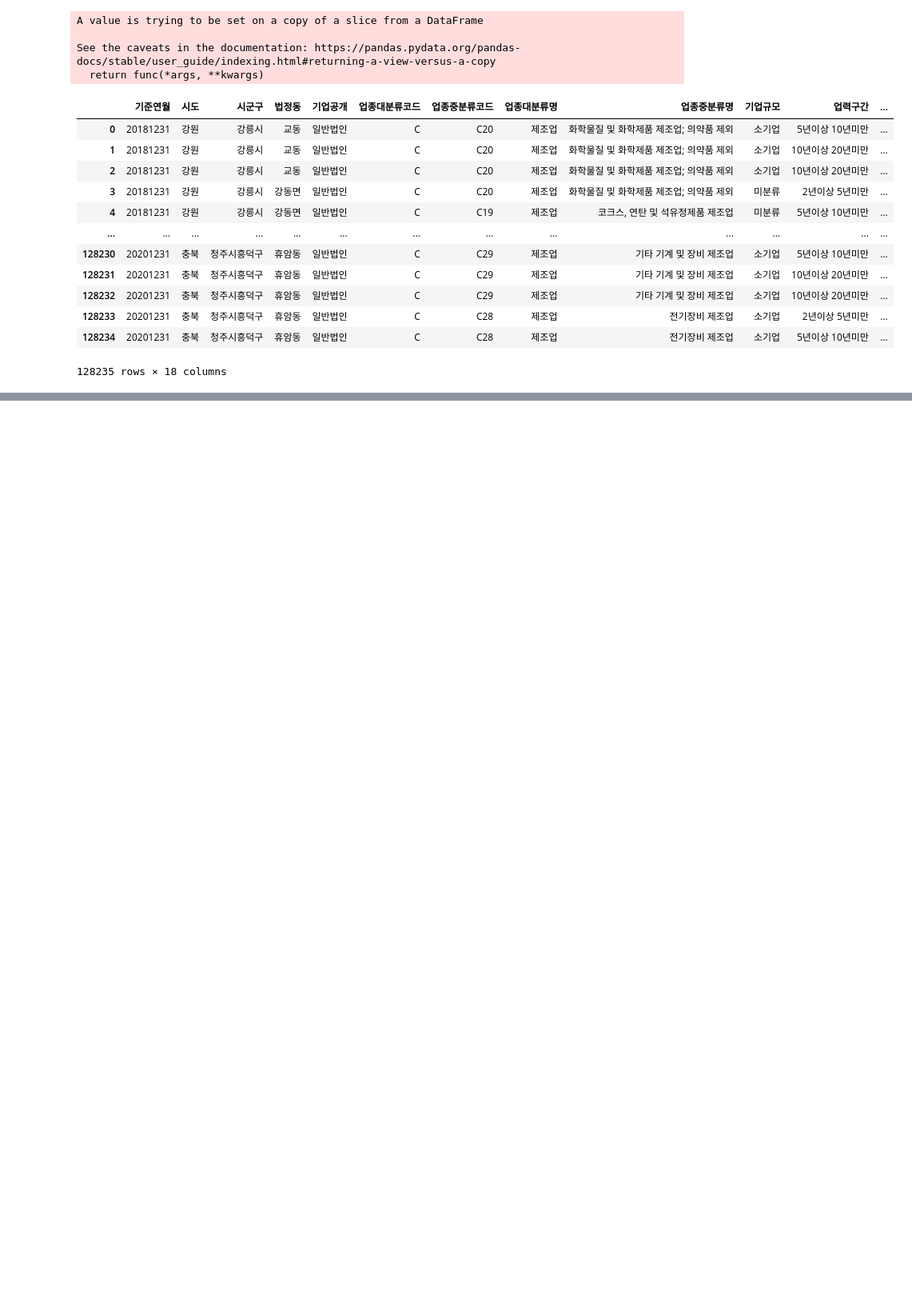
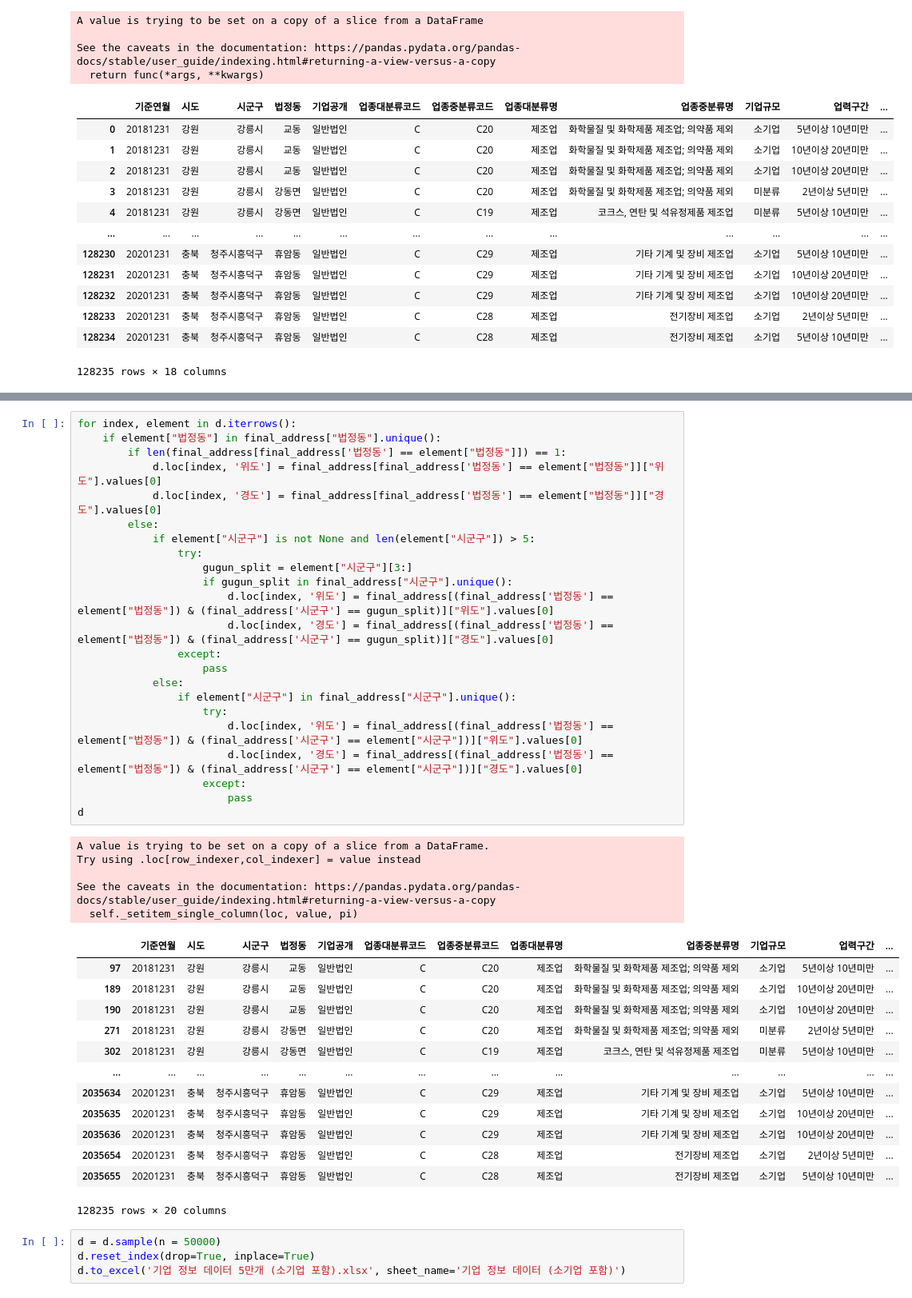
Before and after one commit to CEOJINSUNG/Digital-Industry, a Jupyter notebook: 기업 정보 데이터 분석.ipynb, the cells around one changed output, grey strips where cells are left out. Shown at 80% size. Drawn from its saved outputs; the diff is of its cells as text; blank space fills up the shorter version.

```diff
--- a/기업 정보 데이터 분석.ipynb
+++ b/기업 정보 데이터 분석.ipynb
@@ -1967,0 +2161,46 @@ b
+# %%
+for index, element in d.iterrows():
+    if element["법정동"] in final_address["법정동"].unique():
+        if len(final_address[final_address['법정동'] == element["법정동"]]) == 1:
+            d.loc[index, '위도'] = final_address[final_address['법정동'] == element["법정동"]]["위도"].values[0]
+            d.loc[index, '경도'] = final_address[final_address['법정동'] == element["법정동"]]["경도"].values[0]
+        else:
+            if element["시군구"] is not None and len(element["시군구"]) > 5:
+                try:
+                    gugun_split = element["시군구"][3:]
+                    if gugun_split in final_address["시군구"].unique():
+                        d.loc[index, '위도'] = final_address[(final_address['법정동'] == element["법정동"]) & (final_address['시군구'] == gugun_split)]["위도"].values[0]
+                        d.loc[index, '경도'] = final_address[(final_address['법정동'] == element["법정동"]) & (final_address['시군구'] == gugun_split)]["경도"].values[0]
+                except:
+                    pass
+            else:
+                if element["시군구"] in final_address["시군구"].unique():
+                    try:
+                        d.loc[index, '위도'] = final_address[(final_address['법정동'] == element["법정동"]) & (final_address['시군구'] == element["시군구"])]["위도"].values[0]
+                        d.loc[index, '경도'] = final_address[(final_address['법정동'] == element["법정동"]) & (final_address['시군구'] == element["시군구"])]["경도"].values[0]
+                    except:
+                        pass
+d
+# %% [output]
+A value is trying to be set on a copy of a slice from a DataFrame.
+Try using .loc[row_indexer,col_indexer] = value instead
+
+See the caveats in the documentation: https://pandas.pydata.org/pandas-docs/stable/user_guide/indexing.html#returning-a-view-versus-a-copy
+  self._setitem_single_column(loc, value, pi)
+|  | 기준연월 | 시도 | 시군구 | 법정동 | 기업공개 | 업종대분류코드 | 업종중분류코드 | 업종대분류명 | 업종중분류명 | 기업규모 | 업력구간 | ... |
+| 97 | 20181231 | 강원 | 강릉시 | 교동 | 일반법인 | C | C20 | 제조업 | 화학물질 및 화학제품 제조업; 의약품 제외 | 소기업 | 5년이상 10년미만 | ... |
+| 189 | 20181231 | 강원 | 강릉시 | 교동 | 일반법인 | C | C20 | 제조업 | 화학물질 및 화학제품 제조업; 의약품 제외 | 소기업 | 10년이상 20년미만 | ... |
+| 190 | 20181231 | 강원 | 강릉시 | 교동 | 일반법인 | C | C20 | 제조업 | 화학물질 및 화학제품 제조업; 의약품 제외 | 소기업 | 10년이상 20년미만 | ... |
+| 271 | 20181231 | 강원 | 강릉시 | 강동면 | 일반법인 | C | C20 | 제조업 | 화학물질 및 화학제품 제조업; 의약품 제외 | 미분류 | 2년이상 5년미만 | ... |
+| 302 | 20181231 | 강원 | 강릉시 | 강동면 | 일반법인 | C | C19 | 제조업 | 코크스, 연탄 및 석유정제품 제조업 | 미분류 | 5년이상 10년미만 | ... |
+| ... | ... | ... | ... | ... | ... | ... | ... | ... | ... | ... | ... | ... |
+| 2035634 | 20201231 | 충북 | 청주시흥덕구 | 휴암동 | 일반법인 | C | C29 | 제조업 | 기타 기계 및 장비 제조업 | 소기업 | 5년이상 10년미만 | ... |
+| 2035635 | 20201231 | 충북 | 청주시흥덕구 | 휴암동 | 일반법인 | C | C29 | 제조업 | 기타 기계 및 장비 제조업 | 소기업 | 10년이상 20년미만 | ... |
+| 2035636 | 20201231 | 충북 | 청주시흥덕구 | 휴암동 | 일반법인 | C | C29 | 제조업 | 기타 기계 및 장비 제조업 | 소기업 | 10년이상 20년미만 | ... |
+| 2035654 | 20201231 | 충북 | 청주시흥덕구 | 휴암동 | 일반법인 | C | C28 | 제조업 | 전기장비 제조업 | 소기업 | 2년이상 5년미만 | ... |
+| 2035655 | 20201231 | 충북 | 청주시흥덕구 | 휴암동 | 일반법인 | C | C28 | 제조업 | 전기장비 제조업 | 소기업 | 5년이상 10년미만 | ... |
+128235 rows × 20 columns
+# %%
+d = d.sample(n = 50000)
+d.reset_index(drop=True, inplace=True)
+d.to_excel('기업 정보 데이터 5만개 (소기업 포함).xlsx', sheet_name='기업 정보 데이터 (소기업 포함)')
```
Also changed, not shown: parts of 56 cells of this notebook, 1 other file.
